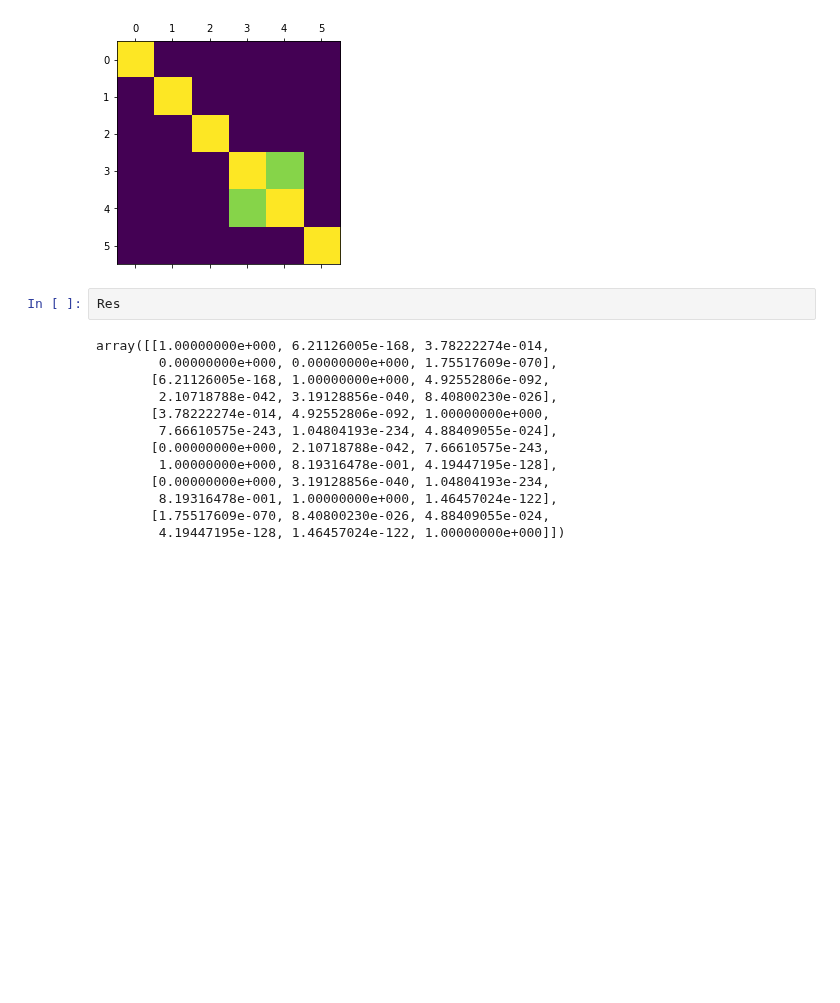
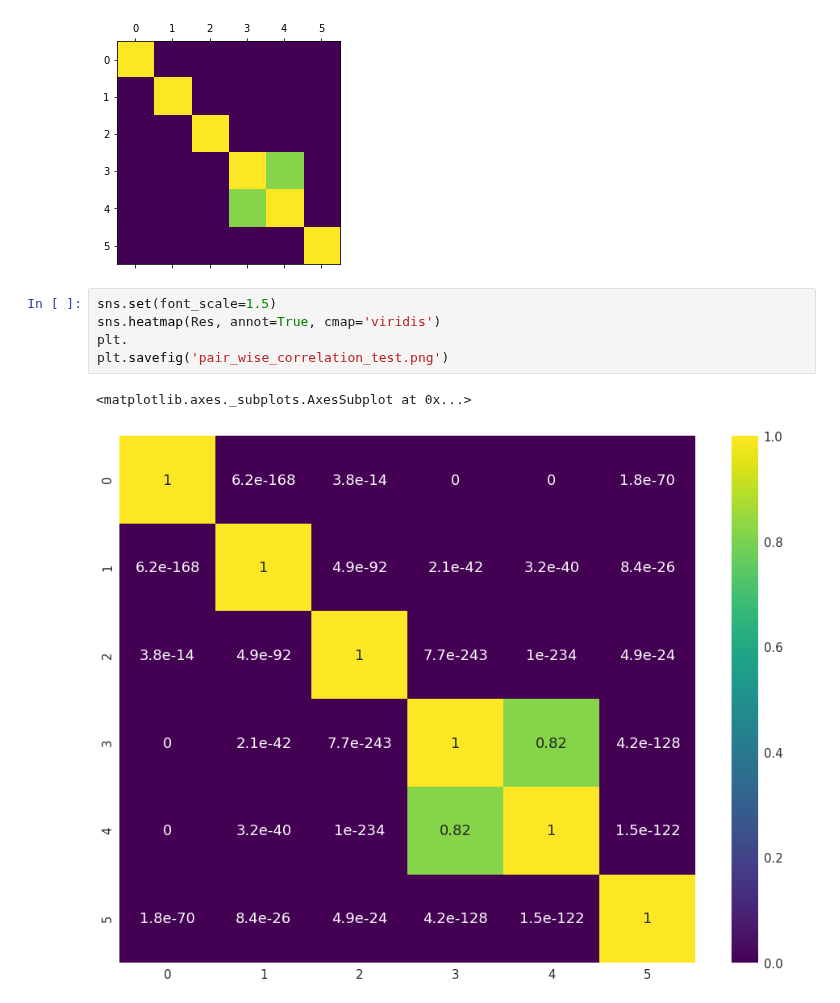
Before and after one commit to Mikkolehtimaki/eitn_model_validation, a Jupyter notebook: CorrelationStudy.ipynb, the cells around one changed output. Saved outputs shown, nothing was run; the diff lists cells and outputs as text; blank space fills up the shorter version.

```diff
--- a/CorrelationStudy.ipynb
+++ b/CorrelationStudy.ipynb
@@ -59,18 +64,11 @@ plt.matshow(Res, )
 # %% [output]
 <matplotlib.image.AxesImage at 0x...>
 [figure]
-# %%
-Res
-# %% [output]
-array([[1.00000000e+000, 6.21126005e-168, 3.78222274e-014,
-        0.00000000e+000, 0.00000000e+000, 1.75517609e-070],
-       [6.21126005e-168, 1.00000000e+000, 4.92552806e-092,
-        2.10718788e-042, 3.19128856e-040, 8.40800230e-026],
-       [3.78222274e-014, 4.92552806e-092, 1.00000000e+000,
-        7.66610575e-243, 1.04804193e-234, 4.88409055e-024],
-       [0.00000000e+000, 2.10718788e-042, 7.66610575e-243,
-        1.00000000e+000, 8.19316478e-001, 4.19447195e-128],
-       [0.00000000e+000, 3.19128856e-040, 1.04804193e-234,
-        8.19316478e-001, 1.00000000e+000, 1.46457024e-122],
-       [1.75517609e-070, 8.40800230e-026, 4.88409055e-024,
-        4.19447195e-128, 1.46457024e-122, 1.00000000e+000]])
+# %%
+sns.set(font_scale=1.5)
+sns.heatmap(Res, annot=True, cmap='viridis')
+plt.
+plt.savefig('pair_wise_correlation_test.png')
+# %% [output]
+<matplotlib.axes._subplots.AxesSubplot at 0x...>
+[figure, added]
```
Also changed, not shown: parts of 2 cells of this notebook.
